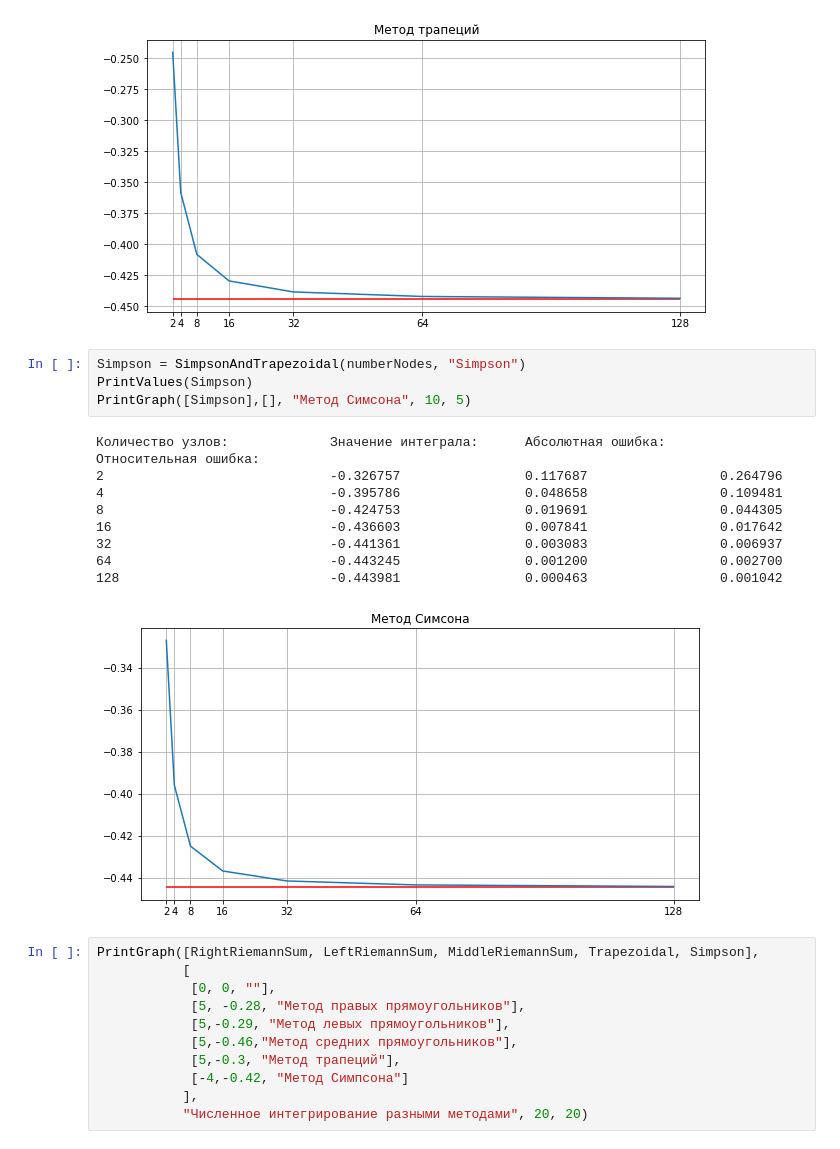
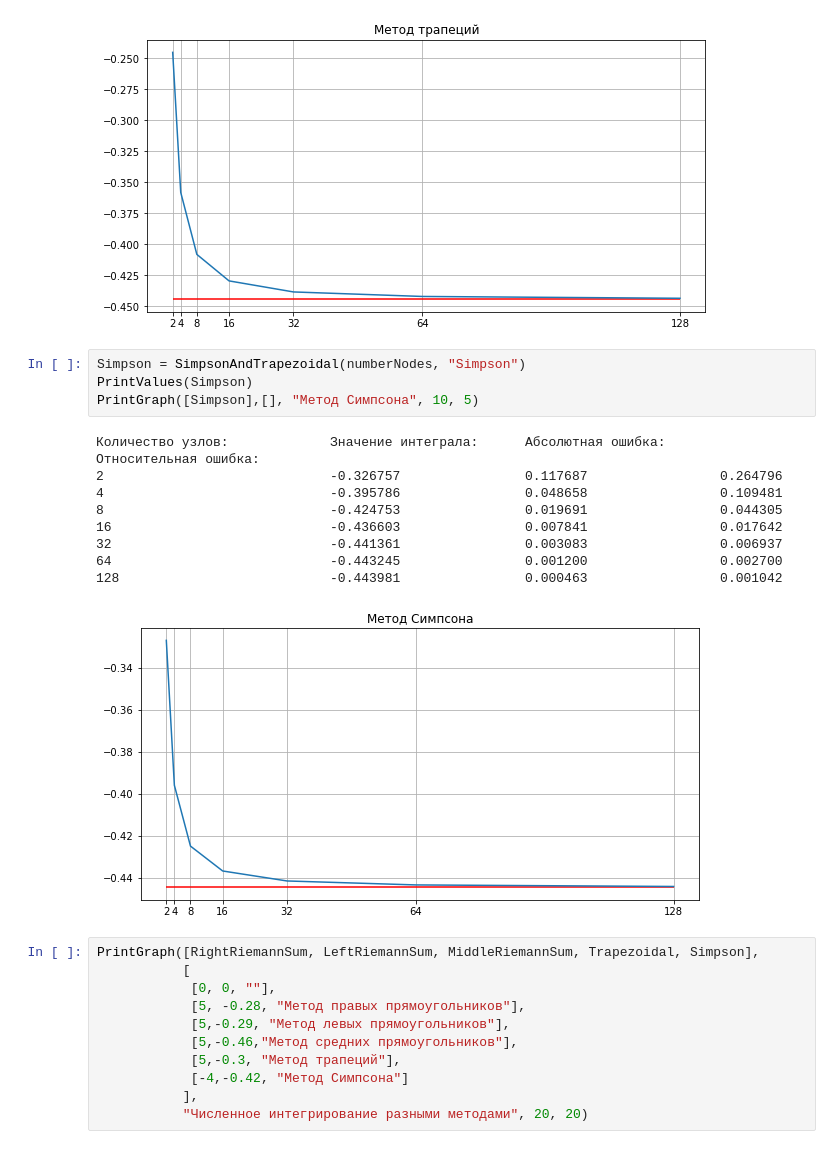
Before and after one commit to Namxobick/ComputerMathematicsSystems, a Jupyter notebook: CMS.ipynb, the cells around one changed output. Cells and saved outputs as stored; diff of their text form.

```diff
--- a/CMS.ipynb
+++ b/CMS.ipynb
@@ -146,17 +146,17 @@ PrintGraph([Trapezoidal],[], "Метод трапеций", 10, 5)
 # %%
 Simpson = SimpsonAndTrapezoidal(numberNodes, "Simpson")
 PrintValues(Simpson)
-PrintGraph([Simpson],[], "Метод Симсона", 10, 5)
+PrintGraph([Simpson],[], "Метод Симпсона", 10, 5)
 # %% [output]
 Количество узлов:             Значение интеграла:      Абсолютная ошибка:       Относительная ошибка:
 2                             -0.326757                0.117687                 0.264796
 4                             -0.395786                0.048658                 0.109481
 8                             -0.424753                0.019691                 0.044305
 16                            -0.436603                0.007841                 0.017642
 32                            -0.441361                0.003083                 0.006937
 64                            -0.443245                0.001200                 0.002700
 128                           -0.443981                0.000463                 0.001042
-[figure, old version]
+[figure, new version]
 # %%
 PrintGraph([RightRiemannSum, LeftRiemannSum, MiddleRiemannSum, Trapezoidal, Simpson],
            [
```
Also changed, not shown: parts of 2 cells of this notebook.
